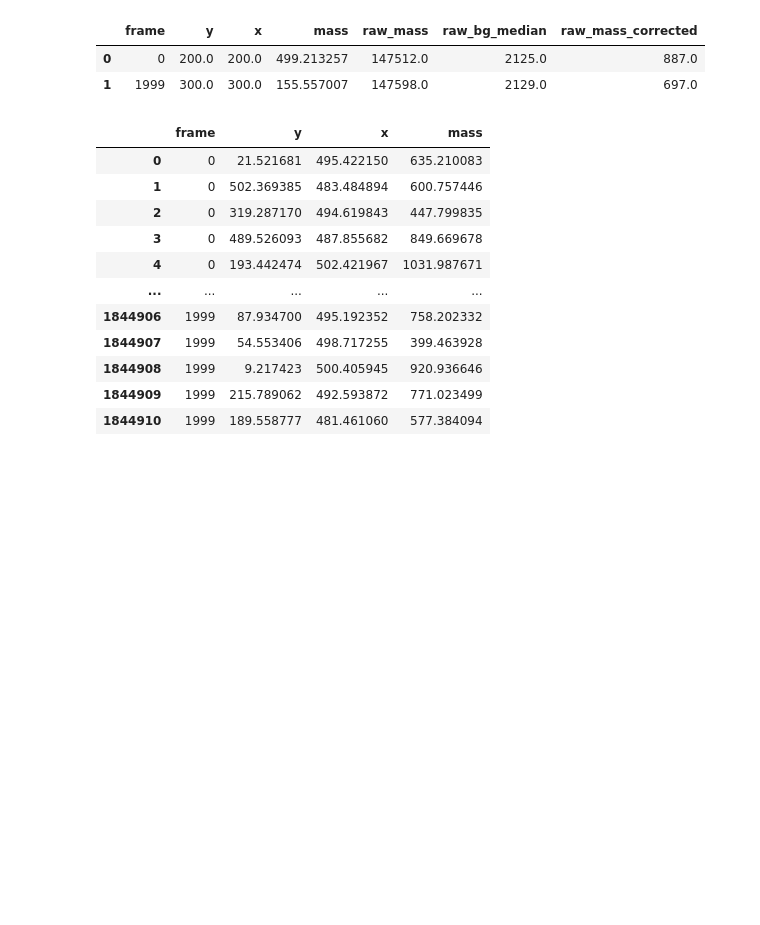
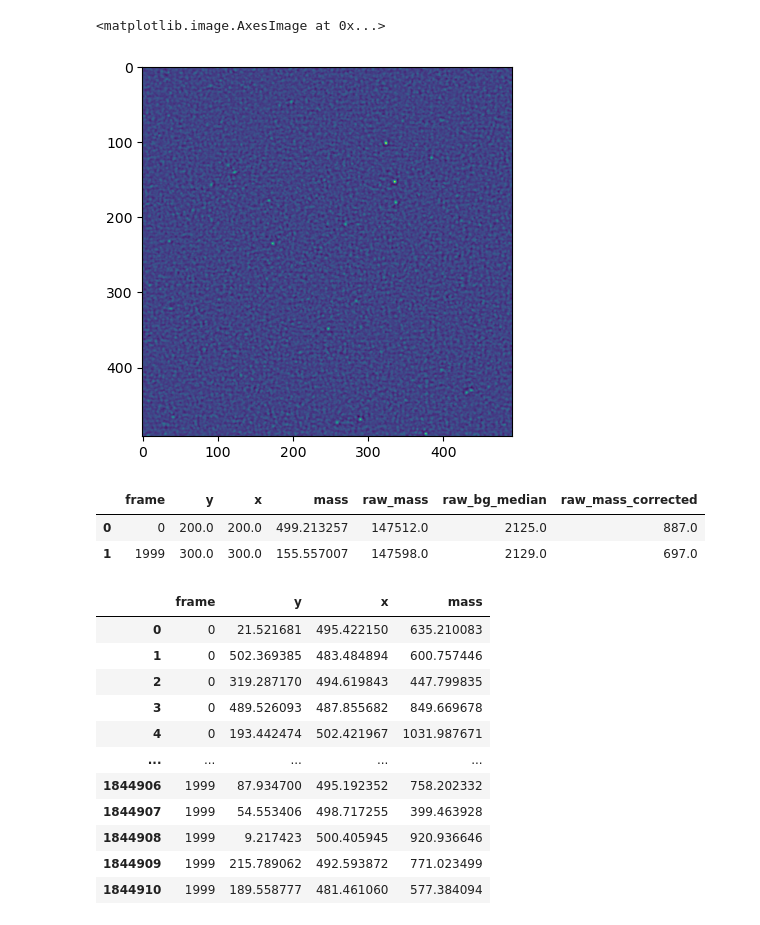
Before and after one commit to amfaber/tracking_optimizations, a Jupyter notebook: gpu-tracking/testing/explore.ipynb, the cells around one changed output. Cells and saved outputs as stored; diff of their text form; code cells hidden in the pictures; blank space fills up the shorter version.

```diff
--- a/gpu-tracking/testing/explore.ipynb
+++ b/gpu-tracking/testing/explore.ipynb
@@ -28,3 +40,8 @@ from scipy.spatial import KDTree
+# %%
+plt.imshow(img)
+# %% [output]
+<matplotlib.image.AxesImage at 0x...>
+[figure, added]
 # %%
 points = np.array([[0, 200, 200], [1999, 300, 300]])
 gpu_tracking.batch(arr, 9, points_to_characterize = points, sig_radius = 4.5)
```
Also changed, not shown: parts of 7 cells of this notebook, 15 other files.
